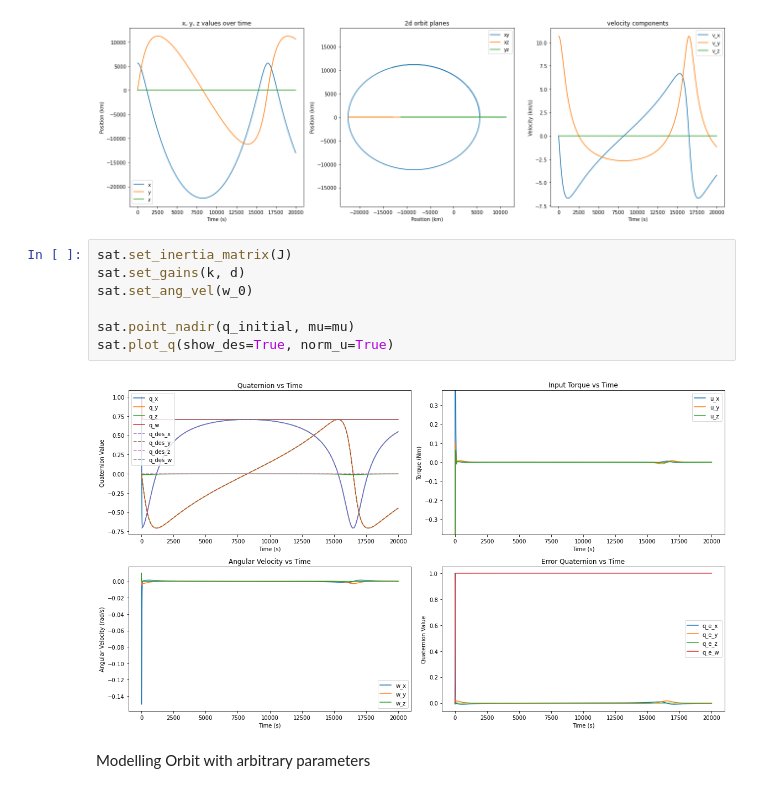
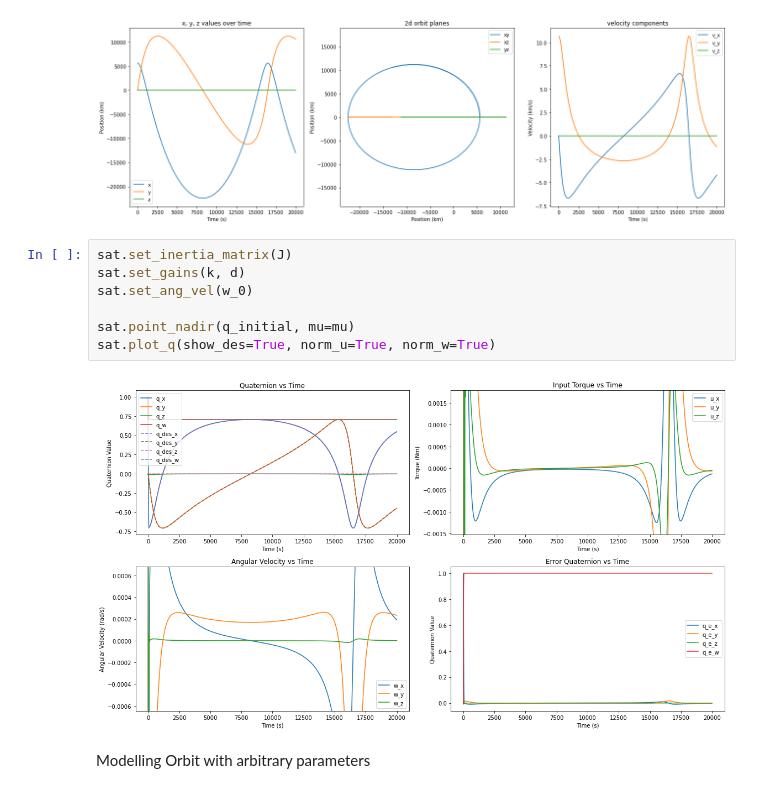
Before and after one commit to vladdp/padcs, a Jupyter notebook: orbit_tests.ipynb, the cells around one changed output. Cells and saved outputs as stored; diff of their text form.

Commit message:
update norm_u and w

```diff
--- a/orbit_tests.ipynb
+++ b/orbit_tests.ipynb
@@ -65,12 +69,12 @@ sat.plot_orbit()
 # %%
 sat.set_inertia_matrix(J)
 sat.set_gains(k, d)
 sat.set_ang_vel(w_0)
 
 sat.point_nadir(q_initial, mu=mu)
-sat.plot_q(show_des=True, norm_u=True)
+sat.plot_q(show_des=True, norm_u=True, norm_w=True)
 # %% [output]
-[figure, old version]
+[figure, new version]
 # %% [markdown]
 Modelling Orbit with arbitrary parameters
 # %%
```
Also changed, not shown: parts of 4 cells of this notebook, 2 other files.
